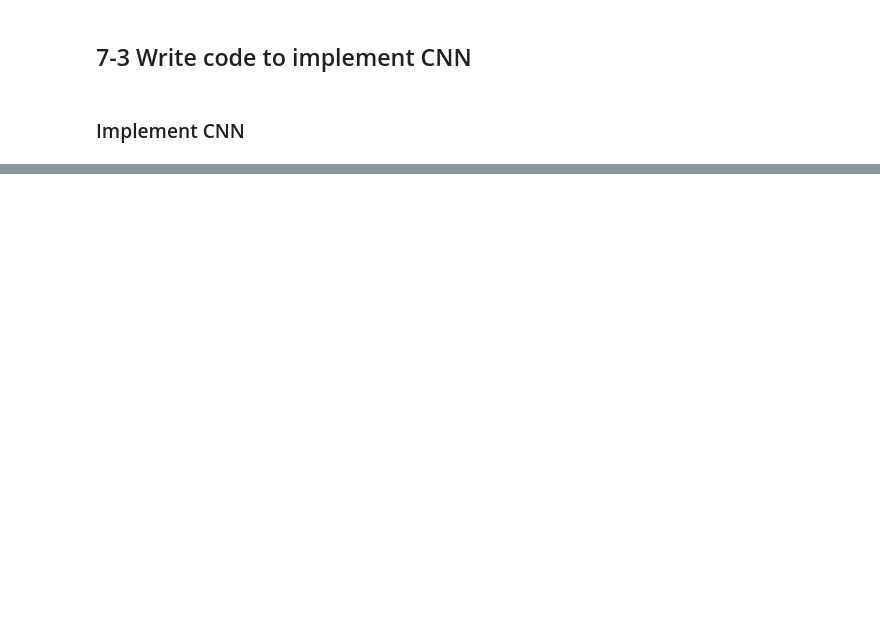
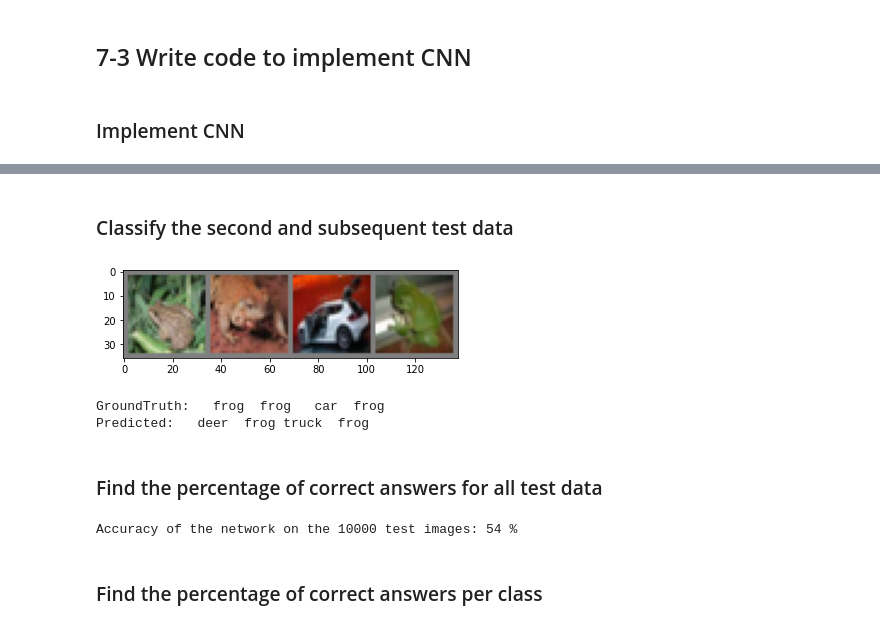
Before and after one commit to matsunori39/How-Deep-Learning-AI-Works, a Jupyter notebook: How_Deep_Learning_AI_Works.ipynb, the cells around one changed output, grey strips where cells are left out. Saved outputs shown, nothing was run; the diff lists cells and outputs as text; code cells hidden in the pictures; blank space fills up the shorter version.

```diff
--- a/How_Deep_Learning_AI_Works.ipynb
+++ b/How_Deep_Learning_AI_Works.ipynb
@@ -113,6 +113,7 @@ class Net(nn.Module):
 
     # fc3 to output layer
     x = self.fc3(x)
+    return x
 
 
 # Generate CNN
@@ -119,0 +203,41 @@ net = Net()
+# %% [markdown]
+### Classify the second and subsequent test data
+# %%
+images, labels = dataiter.next()
+imshow(torchvision.utils.make_grid(images))
+print('GroundTruth: ',
+      ' '.join('%5s' % classes[labels[j]] for j in range(4)))
+
+outputs = net(images)
+_, predicted = torch.max(outputs, 1)
+
+print('Predicted: ', ' '.join('%5s' % classes[predicted[j]]
+                              for j in range(4)))
+# %% [output]
+[figure, added]
+GroundTruth:   frog  frog   car  frog
+Predicted:   deer  frog truck  frog
+# %% [markdown]
+### Find the percentage of correct answers for all test data
+# %%
+correct = 0
+total = 0
+
+with torch.no_grad():
+  # Classify all test data in order
+  for data in testloader:
+    images, labels = data
+    outputs = net(images)
+    _, predicted = torch.max(outputs.data, 1)
+
+    # Counting test data and number of correct answers
+    total += labels.size(0)
+    correct += (predicted == labels).sum().item()
+
+# Find and output the percentage of correct answers
+print('Accuracy of the network on the 10000 test images: %d %%' % (
+    100 * correct / total))
+# %% [output]
+Accuracy of the network on the 10000 test images: 54 %
+# %% [markdown]
+### Find the percentage of correct answers per class
```
Also changed, not shown: parts of 25 cells of this notebook.
